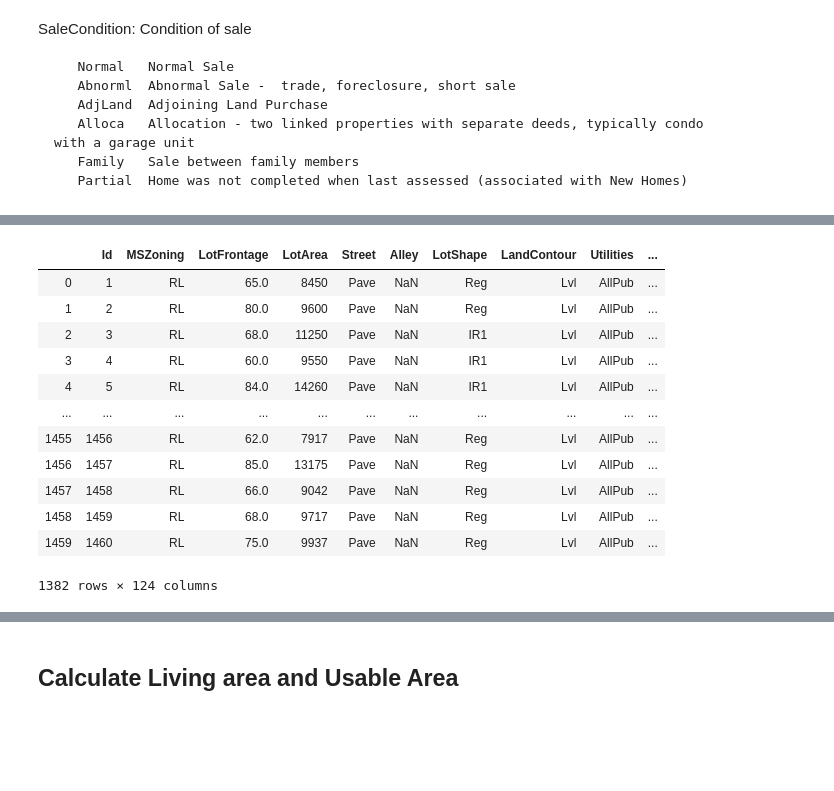
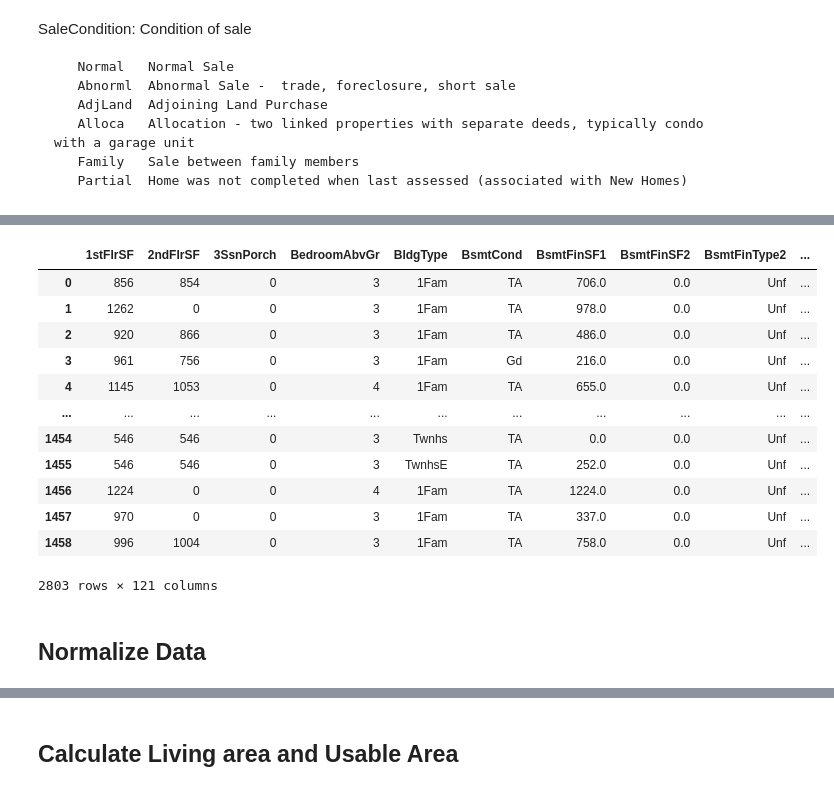
Before and after one commit to NormanHung/Kaggle.HousePrices_AdvancedRegression, a Jupyter notebook: Assignment - HousingPrices.ipynb, the cells around one changed output, grey strips where cells are left out. Cells and saved outputs as stored; diff of their text form; code cells hidden in the pictures; blank space fills up the shorter version.

```diff
--- a/Assignment - HousingPrices.ipynb
+++ b/Assignment - HousingPrices.ipynb
@@ -1483,6 +1582,8 @@ RawData.loc[:, "GarageQuality"] = RawData.loc[:, "GarageQual"].map({
     "Gd" : 3,
     "Ex" : 4
 })
+# %%
+RawData["GarageQuality"].fillna(0, inplace = True)
 # %% [markdown]
 GarageCond: Garage condition
 
@@ -1526,2 +1650,2 @@ ScreenPorch: Screen porch area in square feet
 # %%
-RawData.loc[:, "HasPorch"] = pd.Series((RawData.loc[:, "WoodDeckSF"].notnull()) | (RawData.loc[:, "OpenPorchSF"].notnull()) | (RawData.loc[:, "EnclosedPorch"].notnull()) | (RawData.loc[:, "3SsnPorch"].notnull())).astype("uint8")
+RawData.loc[:, "HasPorch"] = pd.Series((RawData.loc[:, "WoodDeckSF"] > 0) | (RawData.loc[:, "OpenPorchSF"] > 0) | (RawData.loc[:, "EnclosedPorch"] > 0) | (RawData.loc[:, "3SsnPorch"] > 0)).astype("uint8")
@@ -1555,4 +1685,4 @@ RawData["PoolQuality"].isnull().sum()
 # %%
 RawData.loc[:, "HasPool"] = pd.Series((RawData.loc[:, "PoolQC"].notnull())).astype("uint8")
 # %%
-RawData.drop("PoolQuality", axis = 1)
+RawData.drop("PoolQuality", axis = 1, inplace = True)
@@ -1653,7 +1764,7 @@ RawData.loc[:, "Contract-Risky"] = pd.Series((RawData.loc[:, "SaleType"] == "Con
 # %% [markdown]
 > Drop foreclosures, auction sales, estate sales, etc. Basically just look at "normal" deed transfers.
 # %%
-RawData.drop(RawData[(RawData["SaleType"] == "COD") | (RawData["SaleType"] == "Oth")].index, axis = 0, inplace = True)
+#RawData.drop(RawData[((RawData["SaleType"] == "COD") | (RawData["SaleType"] == "Oth")) & RawData["SaleCondition"].notnull()].index, axis = 0, inplace = True)
 # %% [markdown]
 SaleCondition: Condition of sale
 
@@ -1675,19 +1786,21 @@ AdjLand       4
 Name: SaleCondition, dtype: int64
 # %%
-RawData.drop(RawData[(RawData["SaleCondition"] == "Family") | (RawData["SaleCondition"] == "Abnormal") | (RawData["SaleCondition"] == "AdjLand")].index, axis = 0)
+RawData.drop(RawData[((RawData["SaleCondition"] == "Family") | (RawData["SaleCondition"] == "Abnormal") | (RawData["SaleCondition"] == "AdjLand") & RawData["SaleCondition"].notnull())].index, axis = 0)
 # %% [output]
-|  | Id | MSZoning | LotFrontage | LotArea | Street | Alley | LotShape | LandContour | Utilities | ... |
-| 0 | 1 | RL | 65.0 | 8450 | Pave | NaN | Reg | Lvl | AllPub | ... |
-| 1 | 2 | RL | 80.0 | 9600 | Pave | NaN | Reg | Lvl | AllPub | ... |
-| 2 | 3 | RL | 68.0 | 11250 | Pave | NaN | IR1 | Lvl | AllPub | ... |
-| 3 | 4 | RL | 60.0 | 9550 | Pave | NaN | IR1 | Lvl | AllPub | ... |
-| 4 | 5 | RL | 84.0 | 14260 | Pave | NaN | IR1 | Lvl | AllPub | ... |
+|  | 1stFlrSF | 2ndFlrSF | 3SsnPorch | BedroomAbvGr | BldgType | BsmtCond | BsmtFinSF1 | BsmtFinSF2 | BsmtFinType2 | ... |
+| 0 | 856 | 854 | 0 | 3 | 1Fam | TA | 706.0 | 0.0 | Unf | ... |
+| 1 | 1262 | 0 | 0 | 3 | 1Fam | TA | 978.0 | 0.0 | Unf | ... |
+| 2 | 920 | 866 | 0 | 3 | 1Fam | TA | 486.0 | 0.0 | Unf | ... |
+| 3 | 961 | 756 | 0 | 3 | 1Fam | Gd | 216.0 | 0.0 | Unf | ... |
+| 4 | 1145 | 1053 | 0 | 4 | 1Fam | TA | 655.0 | 0.0 | Unf | ... |
 | ... | ... | ... | ... | ... | ... | ... | ... | ... | ... | ... |
-| 1455 | 1456 | RL | 62.0 | 7917 | Pave | NaN | Reg | Lvl | AllPub | ... |
-| 1456 | 1457 | RL | 85.0 | 13175 | Pave | NaN | Reg | Lvl | AllPub | ... |
-| 1457 | 1458 | RL | 66.0 | 9042 | Pave | NaN | Reg | Lvl | AllPub | ... |
-| 1458 | 1459 | RL | 68.0 | 9717 | Pave | NaN | Reg | Lvl | AllPub | ... |
-| 1459 | 1460 | RL | 75.0 | 9937 | Pave | NaN | Reg | Lvl | AllPub | ... |
+| 1454 | 546 | 546 | 0 | 3 | Twnhs | TA | 0.0 | 0.0 | Unf | ... |
+| 1455 | 546 | 546 | 0 | 3 | TwnhsE | TA | 252.0 | 0.0 | Unf | ... |
+| 1456 | 1224 | 0 | 0 | 4 | 1Fam | TA | 1224.0 | 0.0 | Unf | ... |
+| 1457 | 970 | 0 | 0 | 3 | 1Fam | TA | 337.0 | 0.0 | Unf | ... |
+| 1458 | 996 | 1004 | 0 | 3 | 1Fam | TA | 758.0 | 0.0 | Unf | ... |
-1382 rows × 124 columns
+2803 rows × 121 columns
 # %%
 RawData.loc[:, "NormalSale"] = pd.Series(RawData.loc[:, "SaleCondition"].isin(["Normal", "Alloca", "Partial"])).astype("uint8")
+# %% [markdown]
+## Normalize Data
```
Also changed, not shown: parts of 200 cells of this notebook.
